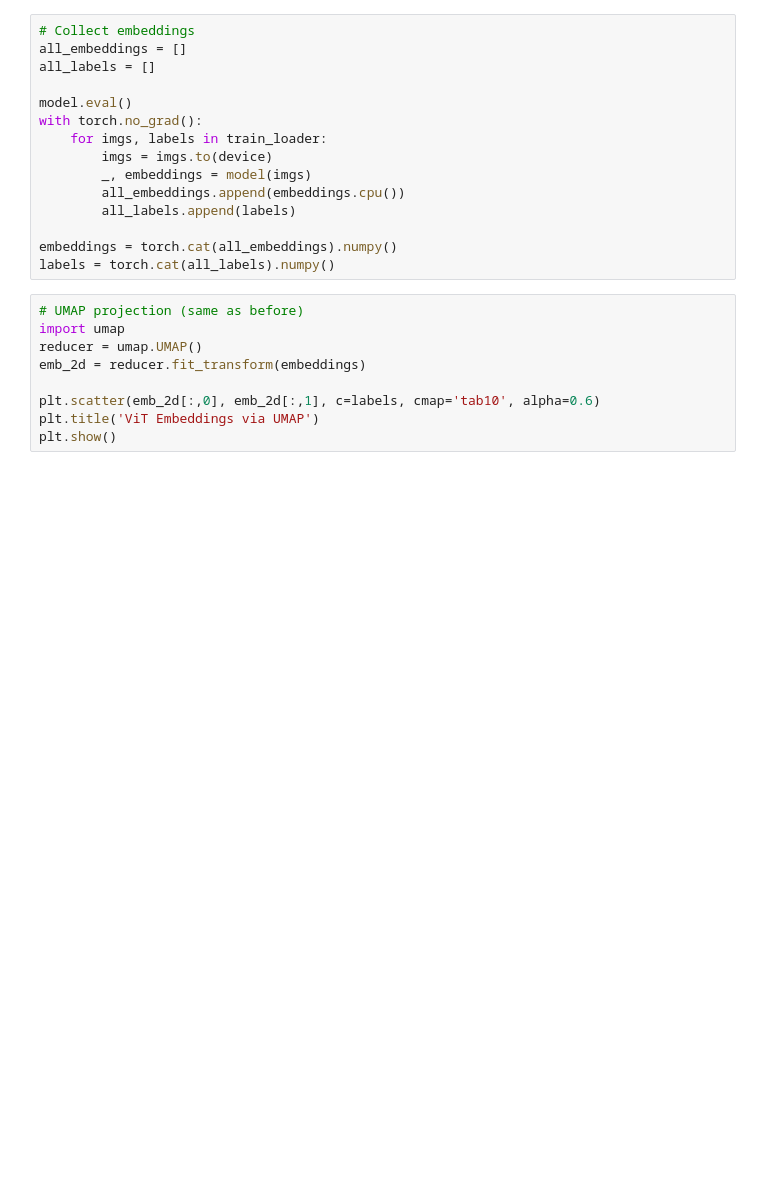
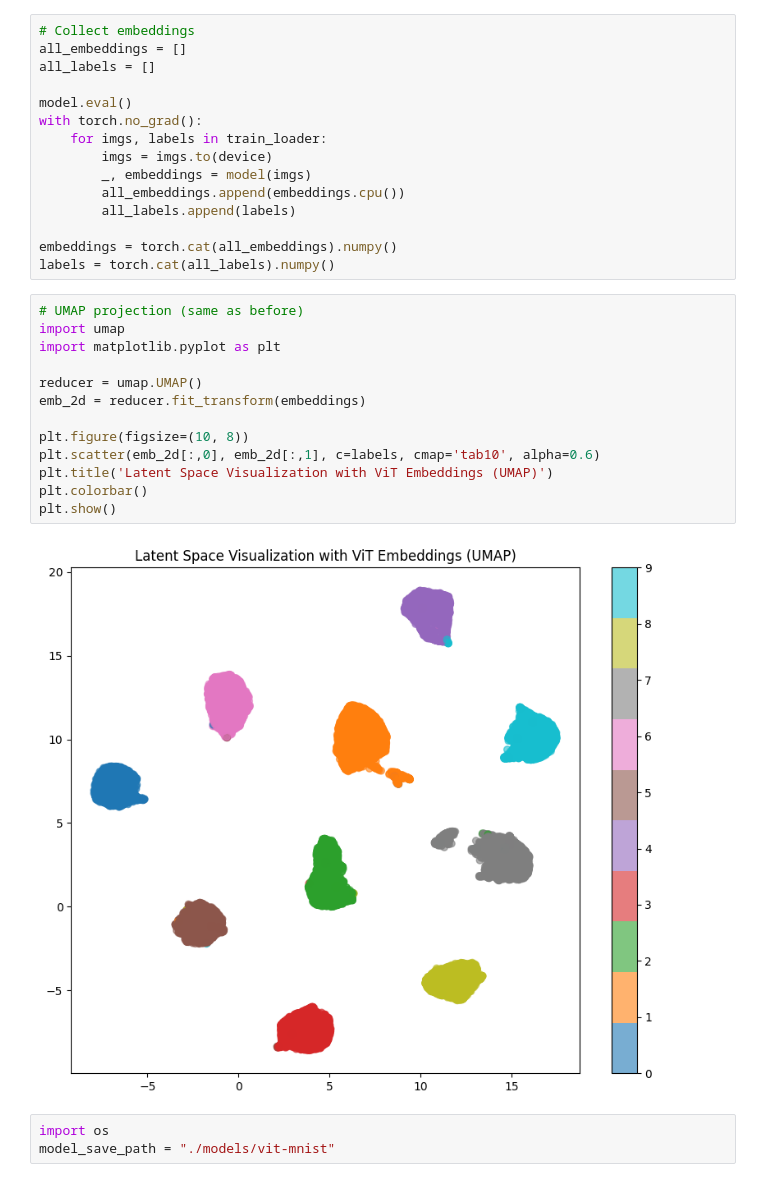
Before and after one commit to fstp/setup_notebook_server, a Jupyter notebook: notebooks/vision_transformer.ipynb, the cells around one changed output. Saved outputs shown, nothing was run; the diff lists cells and outputs as text; blank space fills up the shorter version.

Commit message:
notebooks: Updated ViT finetuned for MNIST

```diff
--- a/notebooks/vision_transformer.ipynb
+++ b/notebooks/vision_transformer.ipynb
@@ -83,9 +87,18 @@ labels = torch.cat(all_labels).numpy()
 # %%
 # UMAP projection (same as before)
 import umap
+import matplotlib.pyplot as plt
+
 reducer = umap.UMAP()
 emb_2d = reducer.fit_transform(embeddings)
 
+plt.figure(figsize=(10, 8))
 plt.scatter(emb_2d[:,0], emb_2d[:,1], c=labels, cmap='tab10', alpha=0.6)
-plt.title('ViT Embeddings via UMAP')
+plt.title('Latent Space Visualization with ViT Embeddings (UMAP)')
+plt.colorbar()
 plt.show()
+# %% [output]
+[figure, added]
+# %%
+import os
+model_save_path = "./models/vit-mnist"
```
Also changed, not shown: parts of 4 cells of this notebook, 1 other file.
